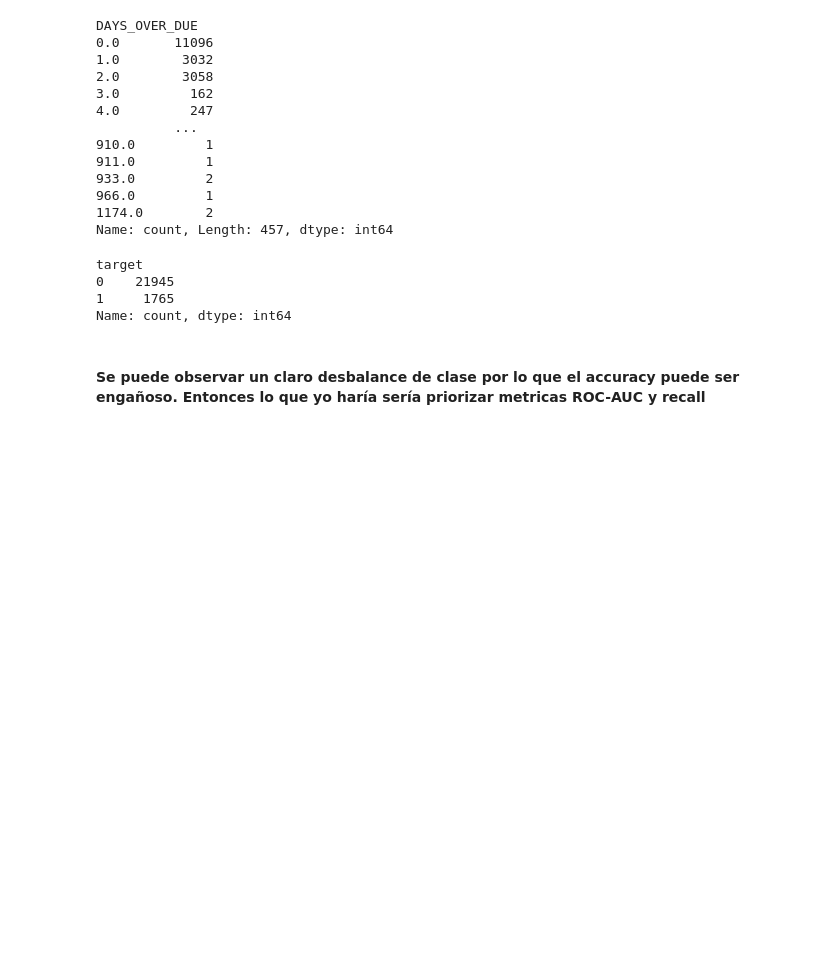
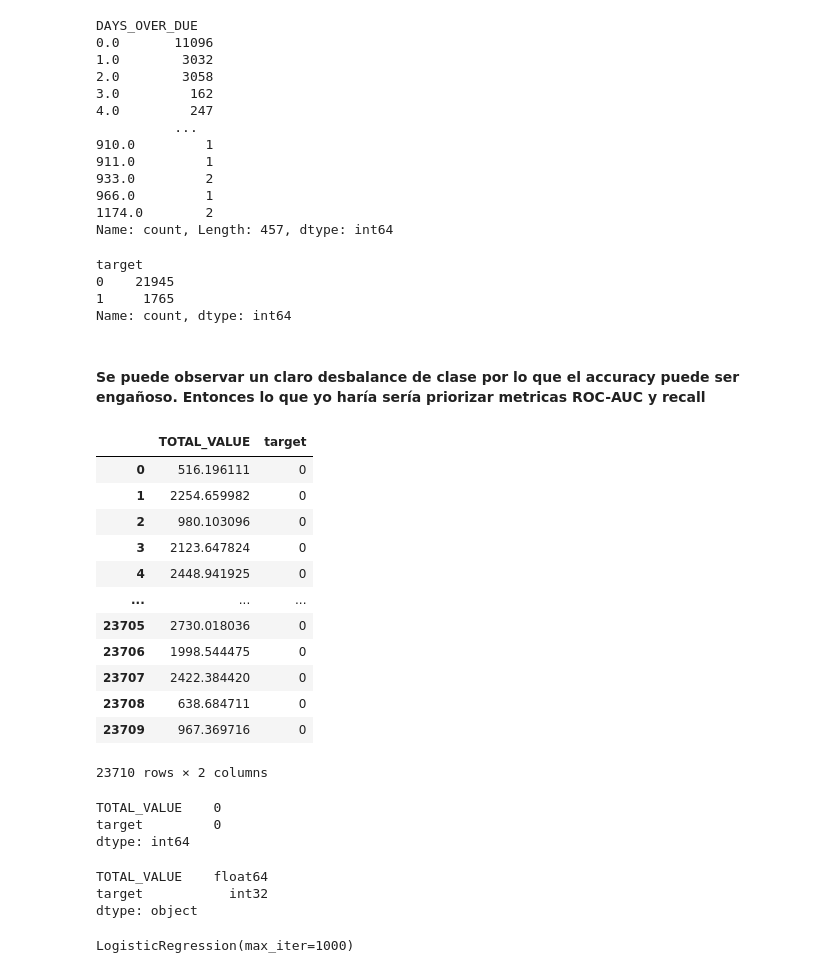
Before and after one commit to Yussef-22/Regresion_logistica_riesgo_de_cr-dito, a Jupyter notebook: modelo_riesgo.ipynb, the cells around one changed output. Drawn from its saved outputs; the diff is of its cells as text; code cells hidden in the pictures; blank space fills up the shorter version.

```diff
--- a/modelo_riesgo.ipynb
+++ b/modelo_riesgo.ipynb
@@ -100,4 +103,31 @@ Name: count, dtype: int64
 # %% [markdown]
 #### Se puede observar un claro desbalance de clase por lo que el accuracy puede ser engañoso. Entonces lo que yo haría sería priorizar metricas ROC-AUC y recall
 # %%
-df = df.drop(columns= "")
+df = df.drop(columns= ["PRODUCT_ID", "PORTFOLIO_DATE", "DELIVERY_DATE", "DAYS_OVER_DUE"])
+df
+# %% [output]
+|  | TOTAL_VALUE | target |
+| 0 | 516.196111 | 0 |
+| 1 | 2254.659982 | 0 |
+| 2 | 980.103096 | 0 |
+| 3 | 2123.647824 | 0 |
+| 4 | 2448.941925 | 0 |
+| ... | ... | ... |
+| 23705 | 2730.018036 | 0 |
+| 23706 | 1998.544475 | 0 |
+| 23707 | 2422.384420 | 0 |
+| 23708 | 638.684711 | 0 |
+| 23709 | 967.369716 | 0 |
+23710 rows × 2 columns
+# %%
+df.isnull().sum()
+# %% [output]
+TOTAL_VALUE    0
+target         0
+dtype: int64
+# %%
+df.dtypes
+# %% [output]
+TOTAL_VALUE    float64
+target           int32
+dtype: object
@@ -103,0 +139,5 @@ df = df.drop(columns= "")
+# %%
+model = LogisticRegression(max_iter=1000)
+model.fit(X_train, y_train)
+# %% [output]
+LogisticRegression(max_iter=1000)
```
Also changed, not shown: parts of 6 cells of this notebook.
